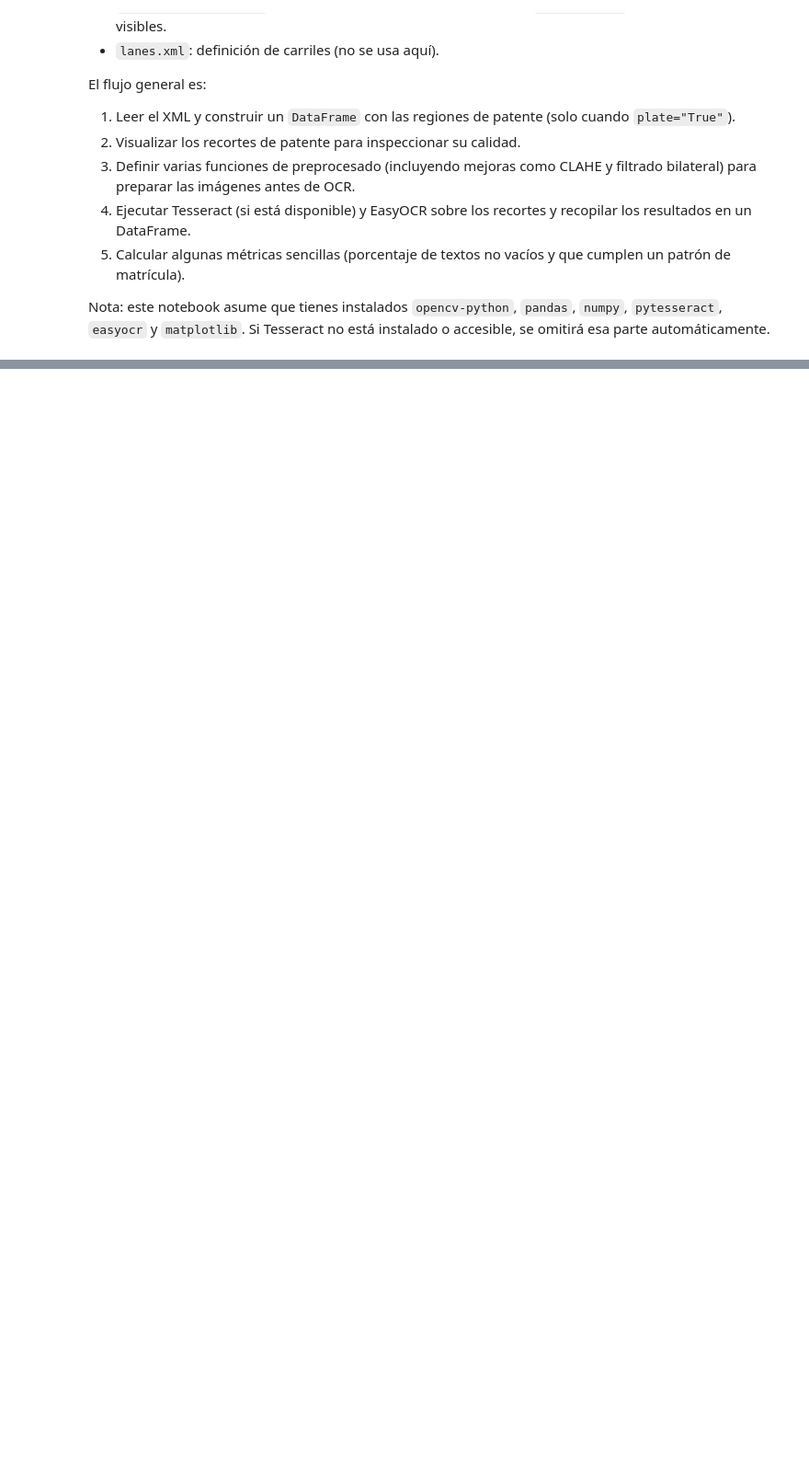
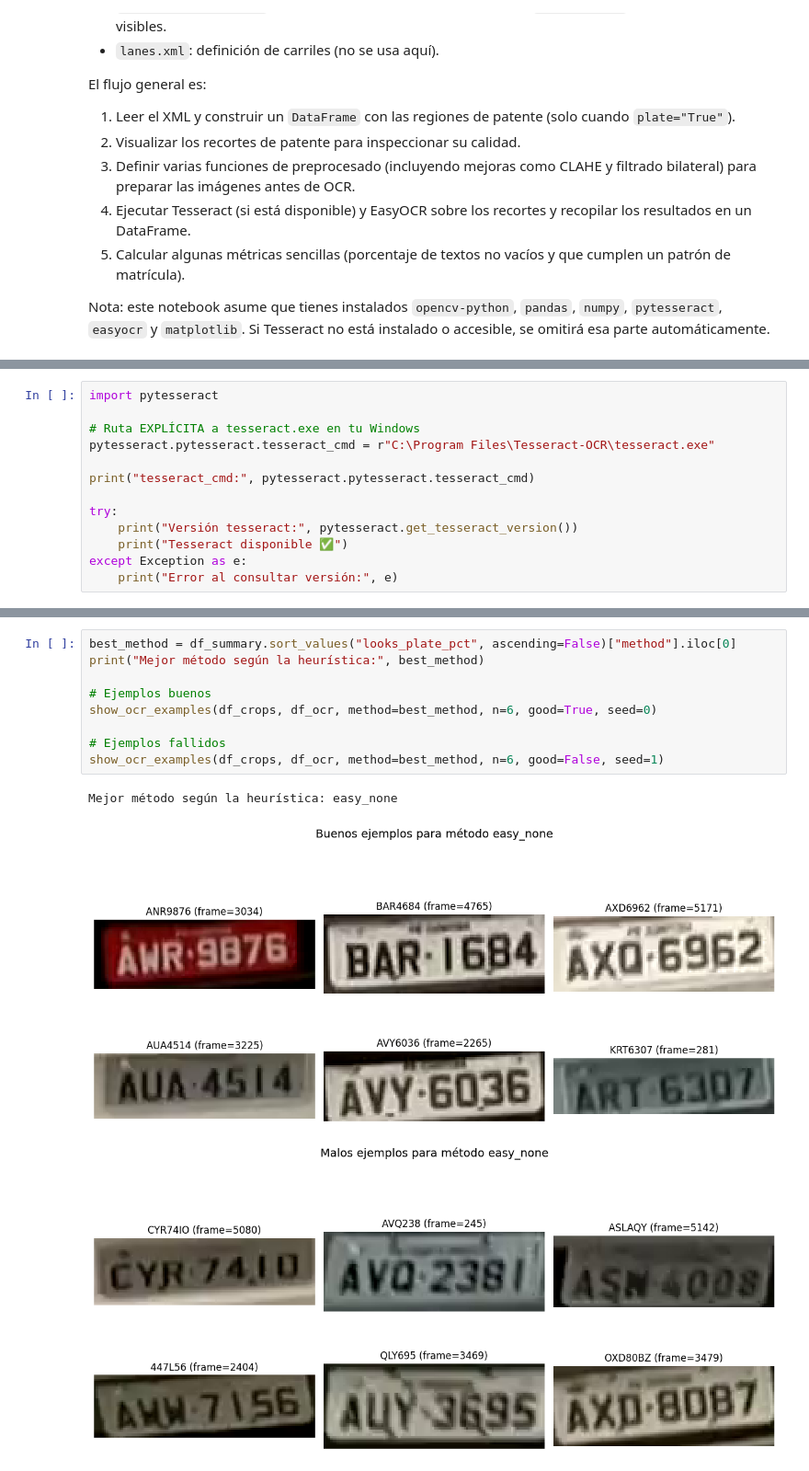
Before and after one commit to martinbianchi0/VisionTrafficGuard, a Jupyter notebook: speed/alpr_ocr_from_scratch.ipynb, the cells around one changed output, grey strips where cells are left out. Shown at 92% size. Cells and saved outputs as stored; diff of their text form; blank space fills up the shorter version.

```diff
--- a/speed/alpr_ocr_from_scratch.ipynb
+++ b/speed/alpr_ocr_from_scratch.ipynb
@@ -421,0 +383,13 @@ Pred: {row['text']}")
+# %%
+import pytesseract
+
+# Ruta EXPLÍCITA a tesseract.exe en tu Windows
+pytesseract.pytesseract.tesseract_cmd = r"C:\Program Files\Tesseract-OCR\tesseract.exe"
+
+print("tesseract_cmd:", pytesseract.pytesseract.tesseract_cmd)
+
+try:
+    print("Versión tesseract:", pytesseract.get_tesseract_version())
+    print("Tesseract disponible ✅")
+except Exception as e:
+    print("Error al consultar versión:", e)
@@ -421,0 +647,13 @@ Pred: {row['text']}")
+# %%
+best_method = df_summary.sort_values("looks_plate_pct", ascending=False)["method"].iloc[0]
+print("Mejor método según la heurística:", best_method)
+
+# Ejemplos buenos
+show_ocr_examples(df_crops, df_ocr, method=best_method, n=6, good=True, seed=0)
+
+# Ejemplos fallidos
+show_ocr_examples(df_crops, df_ocr, method=best_method, n=6, good=False, seed=1)
+# %% [output]
+Mejor método según la heurística: easy_none
+[figure, added]
+[figure, added]
```
Also changed, not shown: parts of 35 cells of this notebook, 1 other file.
